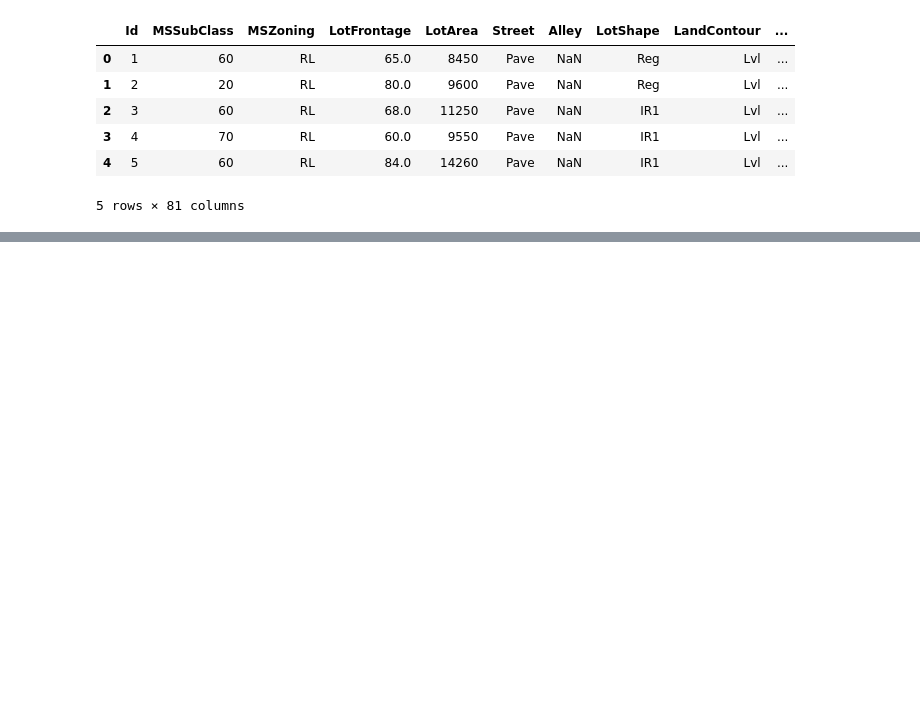
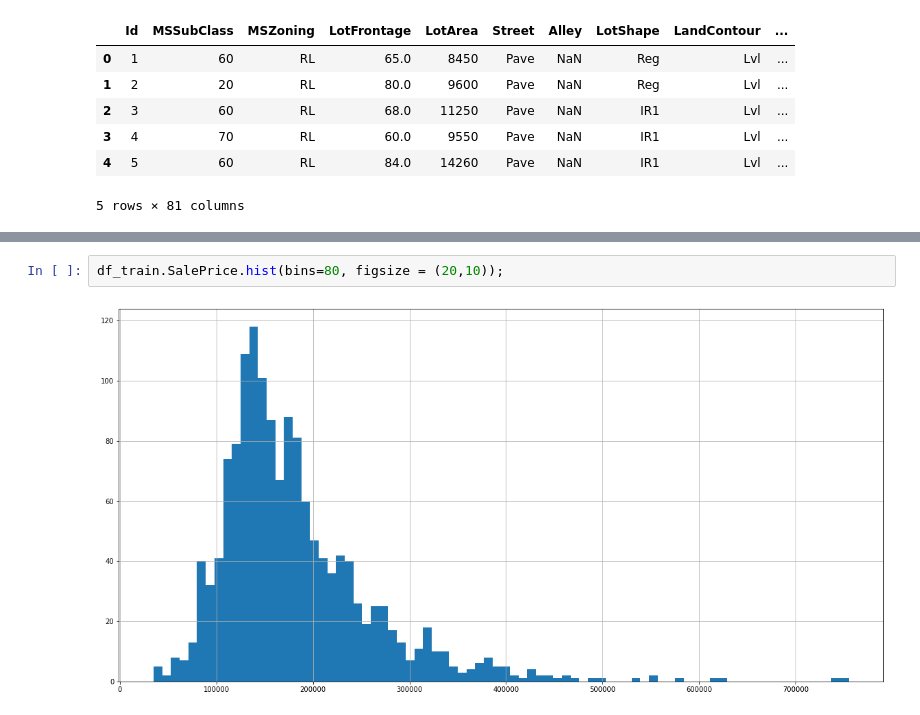
Before and after one commit to hhshanto/House_Prices, a Jupyter notebook: House Price EDA.ipynb, the cells around one changed output, grey strips where cells are left out. Cells and saved outputs as stored; diff of their text form; blank space fills up the shorter version.

```diff
--- a/House Price EDA.ipynb
+++ b/House Price EDA.ipynb
@@ -39,0 +45,4 @@ df_train.drop("Id", axis=1)
+# %%
+df_train.SalePrice.hist(bins=80, figsize = (20,10));
+# %% [output]
+[figure, added]
```
Also changed, not shown: parts of 7 cells of this notebook.
